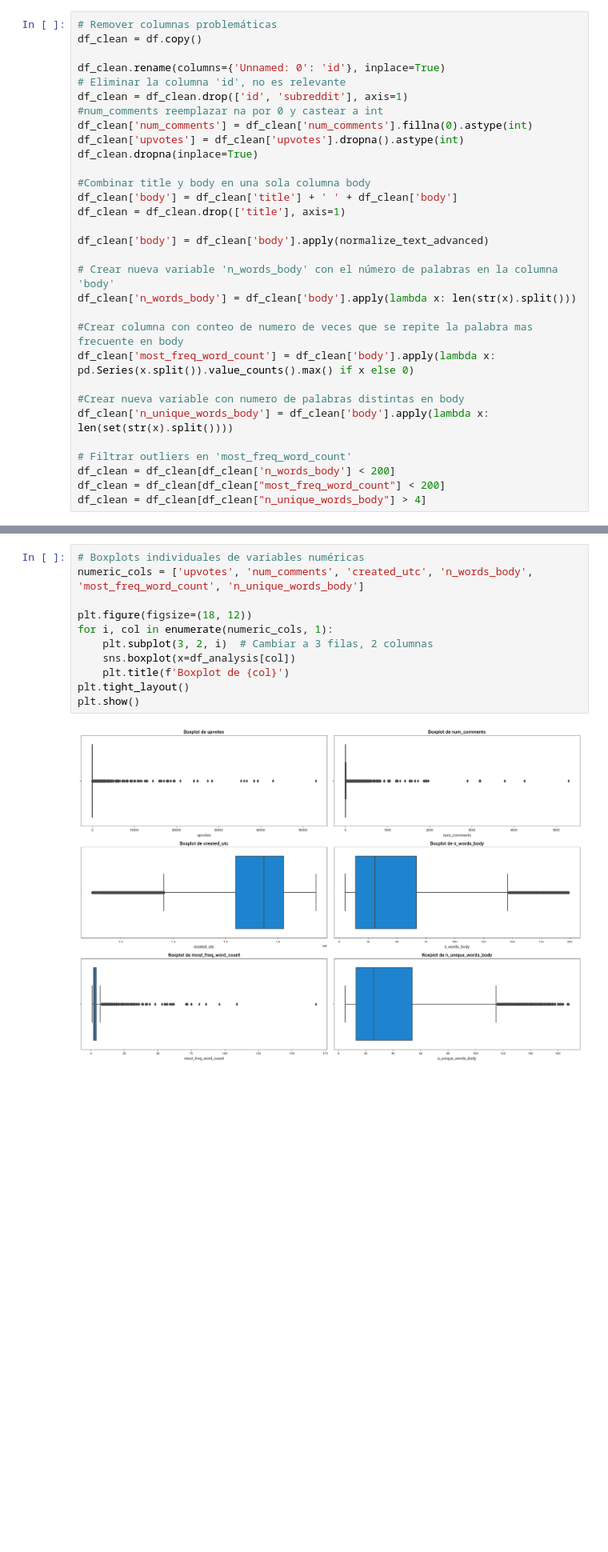
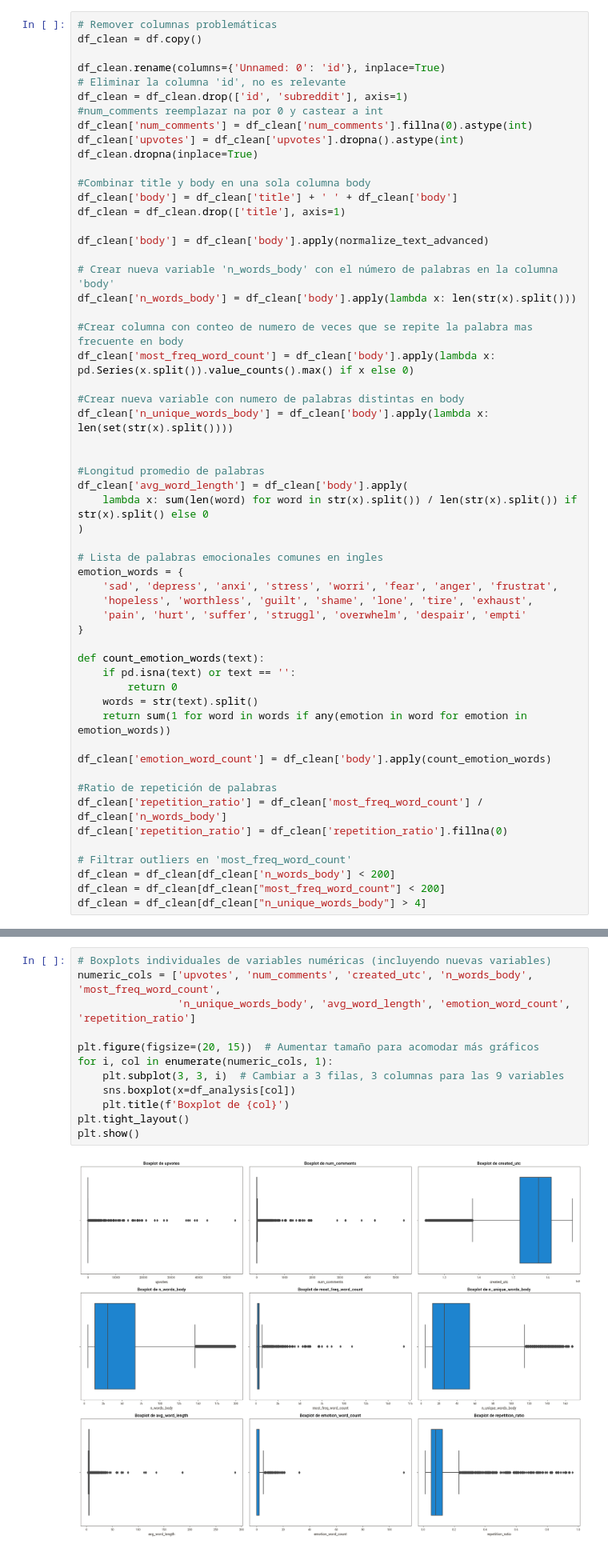
Before and after one commit to Elysian-C/TP_Data_mining_tools, a Jupyter notebook: TP_Cano_Puglisevic_Guerrero.ipynb, the cells around one changed output, grey strips where cells are left out. Shown at 80% size. Cells and saved outputs as stored; diff of their text form; blank space fills up the shorter version.

Commit message:
agregué nuevas variables

```diff
--- a/TP_Cano_Puglisevic_Guerrero.ipynb
+++ b/TP_Cano_Puglisevic_Guerrero.ipynb
@@ -135,6 +140,31 @@ df_clean['most_freq_word_count'] = df_clean['body'].apply(lambda x: pd.Series(x.
 #Crear nueva variable con numero de palabras distintas en body
 df_clean['n_unique_words_body'] = df_clean['body'].apply(lambda x: len(set(str(x).split())))
 
+
+#Longitud promedio de palabras
+df_clean['avg_word_length'] = df_clean['body'].apply(
+    lambda x: sum(len(word) for word in str(x).split()) / len(str(x).split()) if str(x).split() else 0
+)
+
+# Lista de palabras emocionales comunes en ingles
+emotion_words = {
+    'sad', 'depress', 'anxi', 'stress', 'worri', 'fear', 'anger', 'frustrat',
+    'hopeless', 'worthless', 'guilt', 'shame', 'lone', 'tire', 'exhaust',
+    'pain', 'hurt', 'suffer', 'struggl', 'overwhelm', 'despair', 'empti'
+}
+
+def count_emotion_words(text):
+    if pd.isna(text) or text == '':
+        return 0
+    words = str(text).split()
+    return sum(1 for word in words if any(emotion in word for emotion in emotion_words))
+
+df_clean['emotion_word_count'] = df_clean['body'].apply(count_emotion_words)
+
+#Ratio de repetición de palabras
+df_clean['repetition_ratio'] = df_clean['most_freq_word_count'] / df_clean['n_words_body']
+df_clean['repetition_ratio'] = df_clean['repetition_ratio'].fillna(0)
+
 # Filtrar outliers en 'most_freq_word_count'
 df_clean = df_clean[df_clean['n_words_body'] < 200]
 df_clean = df_clean[df_clean["most_freq_word_count"] < 200]
@@ -165,16 +193,17 @@ Report sweetviz_reddit_depression_report.html was generated! NOTEBOOK/COLAB USER
 # %% [markdown]
 # Visualizaciones
 # %%
-# Boxplots individuales de variables numéricas
-numeric_cols = ['upvotes', 'num_comments', 'created_utc', 'n_words_body', 'most_freq_word_count', 'n_unique_words_body']
+# Boxplots individuales de variables numéricas (incluyendo nuevas variables)
+numeric_cols = ['upvotes', 'num_comments', 'created_utc', 'n_words_body', 'most_freq_word_count',
+                'n_unique_words_body', 'avg_word_length', 'emotion_word_count', 'repetition_ratio']
 
-plt.figure(figsize=(18, 12))
+plt.figure(figsize=(20, 15))  # Aumentar tamaño para acomodar más gráficos
 for i, col in enumerate(numeric_cols, 1):
-    plt.subplot(3, 2, i)  # Cambiar a 3 filas, 2 columnas
+    plt.subplot(3, 3, i)  # Cambiar a 3 filas, 3 columnas para las 9 variables
     sns.boxplot(x=df_analysis[col])
     plt.title(f'Boxplot de {col}')
 plt.tight_layout()
 plt.show()
 # %% [output]
-[figure, old version]
+[figure, new version]
 # %%
```
Also changed, not shown: parts of 9 cells of this notebook, 1 other file.
